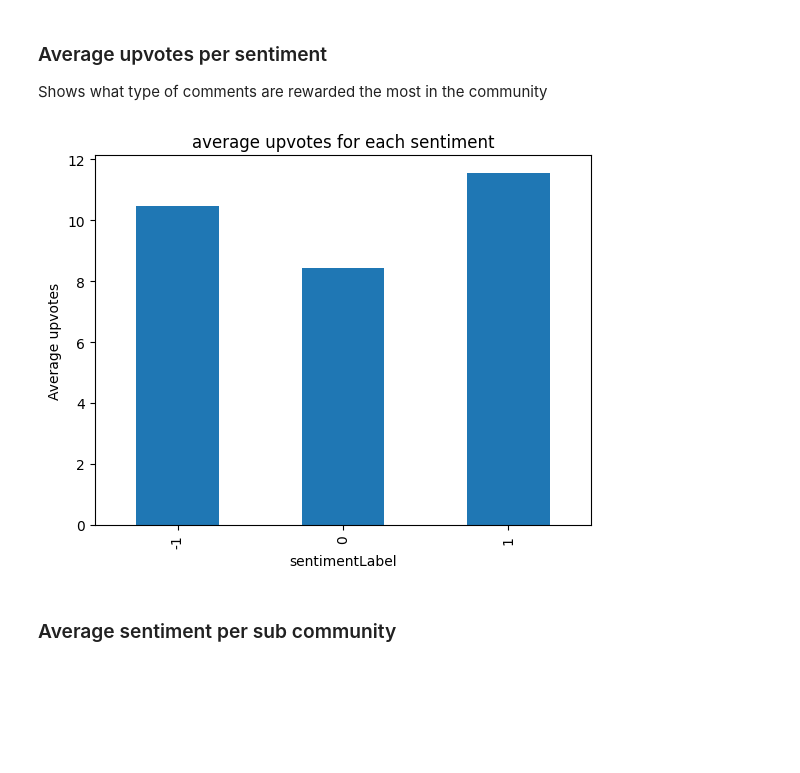
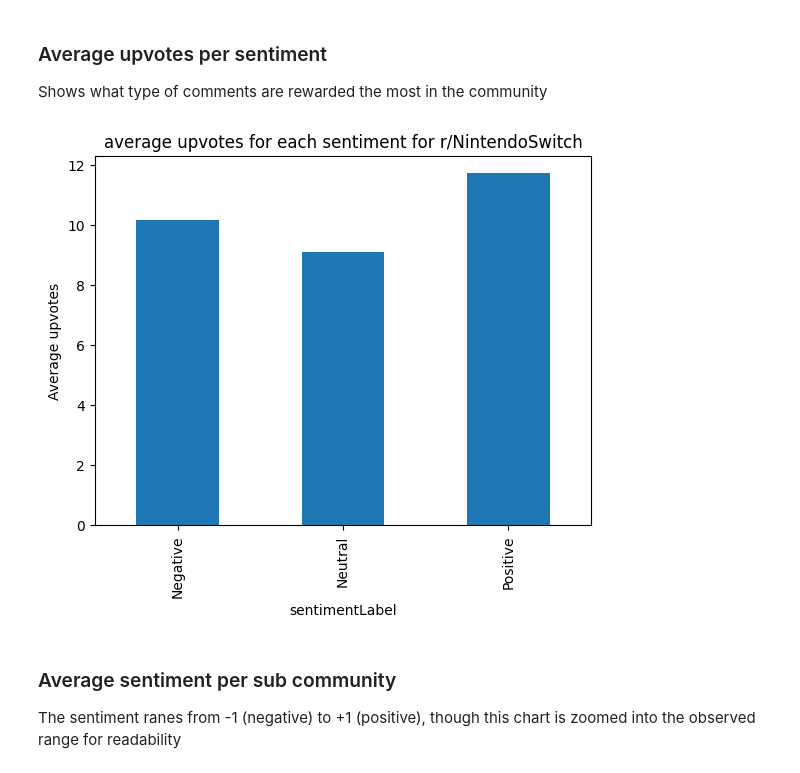
Before and after one commit to T-Coding-Byte/EchoDetection, a Jupyter notebook: 03_visualisations.ipynb, the cells around one changed output. Saved outputs shown, nothing was run; the diff lists cells and outputs as text; code cells hidden in the pictures; blank space fills up the shorter version.

```diff
--- a/03_visualisations.ipynb
+++ b/03_visualisations.ipynb
@@ -205,14 +204,18 @@ Shows what type of comments are rewarded the most in the community
 # %%
 
 avg_upvotes = commentFrame.groupby('sentimentLabel')['upvotes'].mean()
-avg_upvotes.plot(kind = 'bar')
-plt.title('average upvotes for each sentiment')
+label_map = {-1: 'Negative', 0: 'Neutral', 1: 'Positive'}
+avg_upvotes.index = avg_upvotes.index.map(label_map)
+ax = avg_upvotes.plot(kind='bar')
+
+plt.title(f'average upvotes for each sentiment for r/{subreddit}')
 plt.ylabel('Average upvotes')
 plt.show()
 # %% [output]
-[figure, old version]
+[figure, new version]
 # %% [markdown]
 ### Average sentiment per sub community
+The sentiment ranes from -1 (negative) to +1 (positive), though this chart is zoomed into the observed range for readability
 # %%
 comms = [comms for comms in partition if len(comms) >> 4]
 x = [index for index, _ in enumerate(comms)]
```
Also changed, not shown: parts of 6 cells of this notebook, 15 other files.
